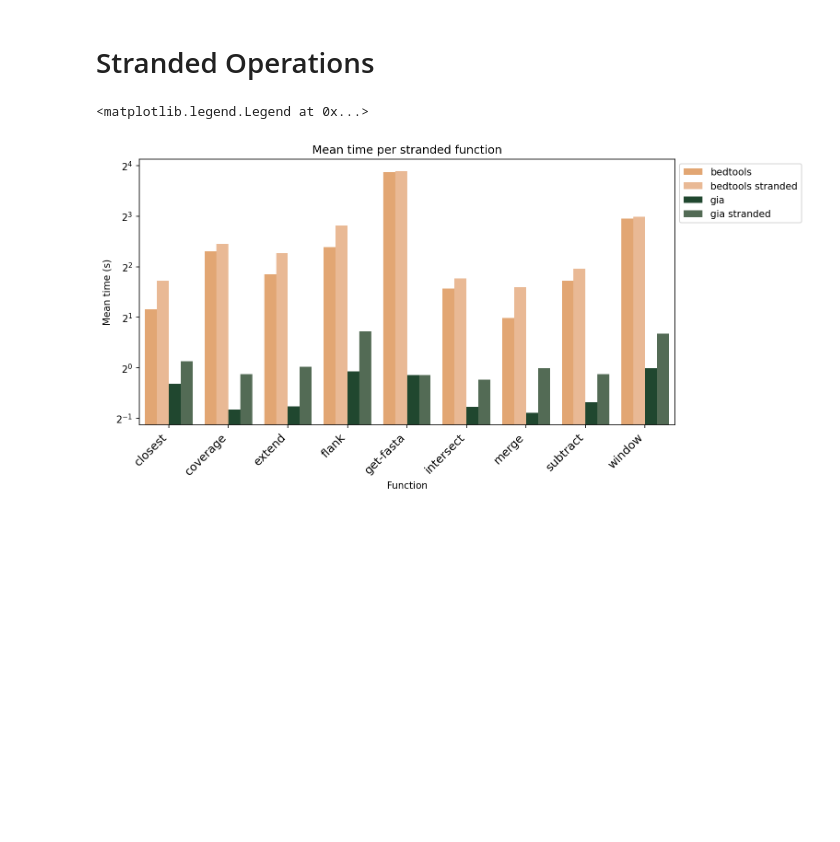
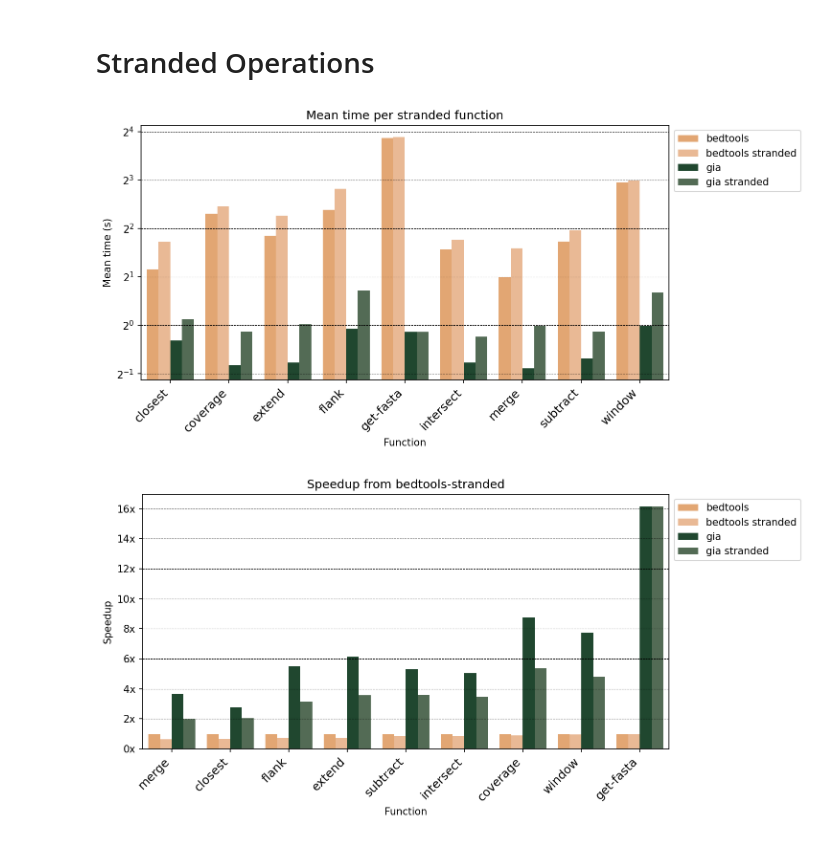
Before and after one commit to noamteyssier/interval_benchmark, a Jupyter notebook: notebooks/Analysis.ipynb, the cells around one changed output. Saved outputs shown, nothing was run; the diff lists cells and outputs as text; code cells hidden in the pictures; blank space fills up the shorter version.

```diff
--- a/notebooks/Analysis.ipynb
+++ b/notebooks/Analysis.ipynb
@@ -191,31 +199,67 @@ plt.show()
 # %%
 stranded_functions = frame[frame["stranded"]]["function"].values
 stranded = frame[
     (frame["function"].isin(stranded_functions)) &
     (~frame["streamed"]) &
     (frame["tool"].ne("bedops")) &
     (~frame["command"].str.contains("gz"))
 ].copy()
 stranded["tool"] = stranded["tool"] + stranded["stranded"].map({True: " stranded", False: ""})
 stranded_hue_order = ["bedtools", "bedtools stranded", "gia", "gia stranded"]
 stranded = stranded.sort_values(["tool", "function"])
 
 plt.figure(figsize=(10, 5), dpi=150)
 ax = sns.barplot(
     data=stranded,
     x="function",
     y="mean",
     hue="tool",
     hue_order=stranded_hue_order,
     palette=hue_colors,
 )
 
 plt.xticks(rotation=45, ha="right", fontsize=12)
 plt.ylabel("Mean time (s)")
 plt.xlabel("Function")
 plt.title("Mean time per stranded function")
 plt.yscale("log", base=2)
 plt.legend(loc='upper left', bbox_to_anchor=(1, 1))
+plt.grid(axis='y', linestyle='--', linewidth=0.5, color="black")
+plt.tight_layout()
+plt.savefig("./figures/stranded_mean.png")
+plt.show()
+
+stranded_speed = stranded \
+    [stranded["tool"].eq("bedtools")] \
+    .groupby("function") \
+    .agg({"mean": "first"}) \
+    .rename(columns={"mean": "base_time"}) \
+    .reset_index()
+stranded_speed = stranded.merge(stranded_speed, on="function", how="left") \
+    .assign(speedup=lambda x: x["base_time"] / x["mean"]) \
+    .sort_values("speedup")
+
+stranded_speed
+
+plt.figure(figsize=(10, 5), dpi=150)
+sns.barplot(
+    data=stranded_speed,
+    x="function",
+    y="speedup",
+    hue="tool",
+    hue_order=stranded_hue_order,
+    palette=hue_colors,
+)
+plt.xticks(rotation=45, ha="right", fontsize=12)
+plt.gca().get_yaxis().set_major_formatter(plt.FuncFormatter(lambda x, _: f"{x:.0f}x"))
+plt.ylabel("Speedup")
+plt.xlabel("Function")
+plt.title("Speedup from bedtools-stranded")
+plt.legend(loc='upper left', bbox_to_anchor=(1, 1))
+plt.grid(axis='y', linestyle='--', linewidth=0.5, color="black")
+plt.tight_layout()
+plt.savefig("./figures/stranded_speedup.png")
+plt.show()
 # %% [output]
-<matplotlib.legend.Legend at 0x...>
-[figure, old version]
+[figure, new version]
+[figure, added]
```
Also changed, not shown: parts of 2 cells of this notebook, 6 other files.
